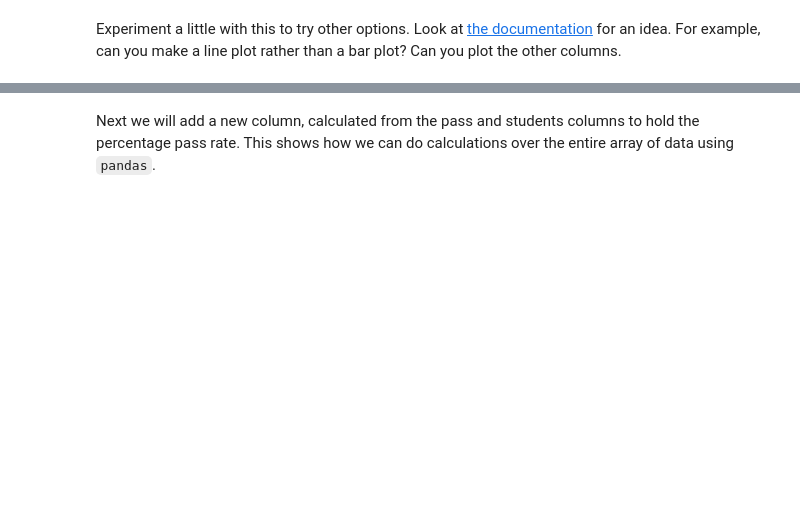
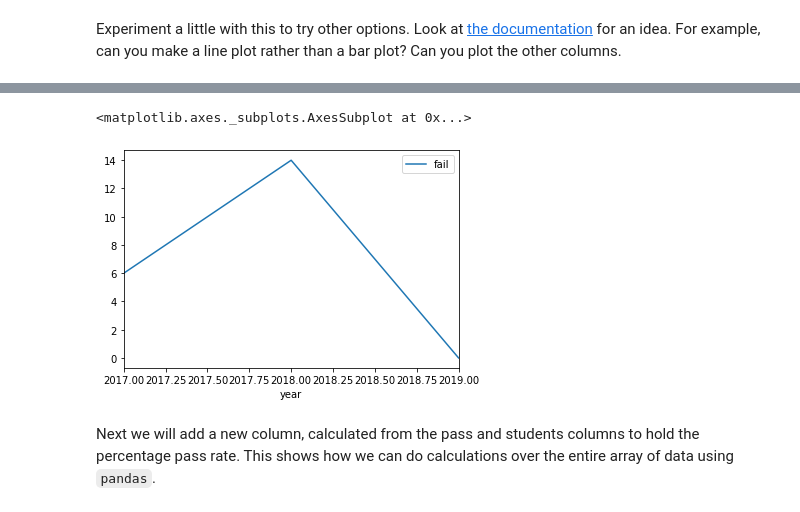
Before and after one commit to bhagyashreedhebe/MQ_DataScience, a Jupyter notebook: COMP6200 Week 1.ipynb, the cells around one changed output, grey strips where cells are left out. Saved outputs shown, nothing was run; the diff lists cells and outputs as text; code cells hidden in the pictures; blank space fills up the shorter version.

```diff
--- a/COMP6200 Week 1.ipynb
+++ b/COMP6200 Week 1.ipynb
@@ -151,3 +138,8 @@ Experiment a little with this to try other options. Look at [the documentation](
+# %%
+classdata.plot('year','fail')
+# %% [output]
+<matplotlib.axes._subplots.AxesSubplot at 0x...>
+[figure, added]
 # %% [markdown]
 Next we will add a new column, calculated from the pass and students columns to hold the percentage pass rate.  This shows how we can do calculations over the entire array of data using `pandas`.
 # %%
```
Also changed, not shown: parts of 15 cells of this notebook.
